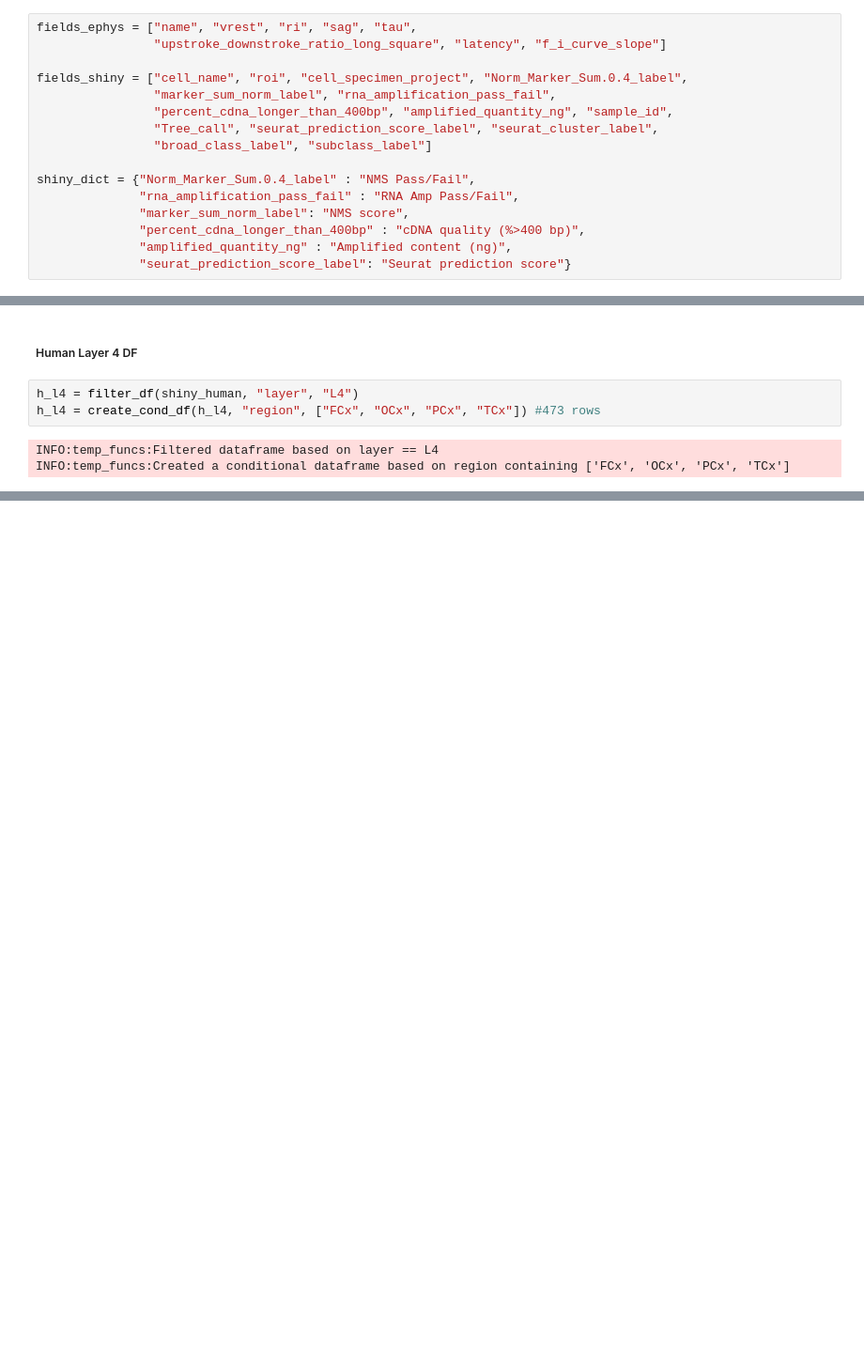
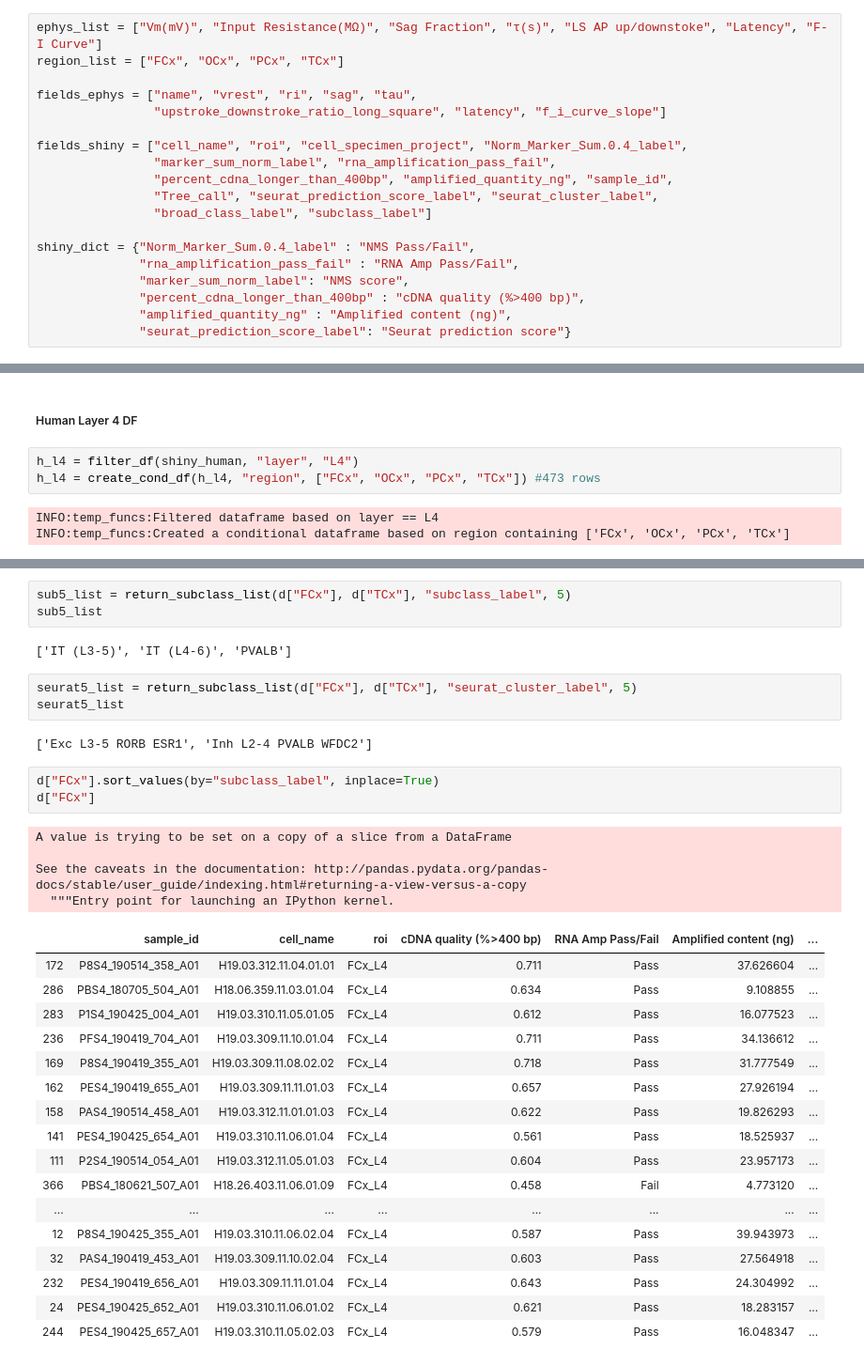
Before and after one commit to ramr24/Personal, a Jupyter notebook: human_l4_project/human_l4_ephys.ipynb, the cells around one changed output, grey strips where cells are left out. Shown at 94% size. Saved outputs shown, nothing was run; the diff lists cells and outputs as text; blank space fills up the shorter version.

```diff
--- a/human_l4_project/human_l4_ephys.ipynb
+++ b/human_l4_project/human_l4_ephys.ipynb
@@ -24,6 +25,9 @@ plot_path = os.path.join(path, "plot/")
 path_shiny_human = os.path.join(csv_path, "current_shiny_human.csv")
 path_ephys = os.path.join(csv_path, "ephys_hIVSCC_MET.csv")
 # %%
+ephys_list = ["Vm(mV)", "Input Resistance(MΩ)", "Sag Fraction", "τ(s)", "LS AP up/downstoke", "Latency", "F-I Curve"]
+region_list = ["FCx", "OCx", "PCx", "TCx"]
+
 fields_ephys = ["name", "vrest", "ri", "sag", "tau",
                 "upstroke_downstroke_ratio_long_square", "latency", "f_i_curve_slope"]
 
@@ -369,0 +155,35 @@ NameError: name 's_colors' is not defined
+# %%
+sub5_list = return_subclass_list(d["FCx"], d["TCx"], "subclass_label", 5)
+sub5_list
+# %% [output]
+['IT (L3-5)', 'IT (L4-6)', 'PVALB']
+# %%
+seurat5_list = return_subclass_list(d["FCx"], d["TCx"], "seurat_cluster_label", 5)
+seurat5_list
+# %% [output]
+['Exc L3-5 RORB ESR1', 'Inh L2-4 PVALB WFDC2']
+# %%
+d["FCx"].sort_values(by="subclass_label", inplace=True)
+d["FCx"]
+# %% [output]
+A value is trying to be set on a copy of a slice from a DataFrame
+
+See the caveats in the documentation: http://pandas.pydata.org/pandas-docs/stable/user_guide/indexing.html#returning-a-view-versus-a-copy
+  """Entry point for launching an IPython kernel.
+|  | sample_id | cell_name | roi | cDNA quality (%>400 bp) | RNA Amp Pass/Fail | Amplified content (ng) | ... |
+| 172 | P8S4_190514_358_A01 | H19.03.312.11.04.01.01 | FCx_L4 | 0.711 | Pass | 37.626604 | ... |
+| 286 | PBS4_180705_504_A01 | H18.06.359.11.03.01.04 | FCx_L4 | 0.634 | Pass | 9.108855 | ... |
+| 283 | P1S4_190425_004_A01 | H19.03.310.11.05.01.05 | FCx_L4 | 0.612 | Pass | 16.077523 | ... |
+| 236 | PFS4_190419_704_A01 | H19.03.309.11.10.01.04 | FCx_L4 | 0.711 | Pass | 34.136612 | ... |
+| 169 | P8S4_190419_355_A01 | H19.03.309.11.08.02.02 | FCx_L4 | 0.718 | Pass | 31.777549 | ... |
+| 162 | PES4_190419_655_A01 | H19.03.309.11.11.01.03 | FCx_L4 | 0.657 | Pass | 27.926194 | ... |
+| 158 | PAS4_190514_458_A01 | H19.03.312.11.01.01.03 | FCx_L4 | 0.622 | Pass | 19.826293 | ... |
+| 141 | PES4_190425_654_A01 | H19.03.310.11.06.01.04 | FCx_L4 | 0.561 | Pass | 18.525937 | ... |
+| 111 | P2S4_190514_054_A01 | H19.03.312.11.05.01.03 | FCx_L4 | 0.604 | Pass | 23.957173 | ... |
+| 366 | PBS4_180621_507_A01 | H18.26.403.11.06.01.09 | FCx_L4 | 0.458 | Fail | 4.773120 | ... |
+| ... | ... | ... | ... | ... | ... | ... | ... |
+| 12 | P8S4_190425_355_A01 | H19.03.310.11.06.02.04 | FCx_L4 | 0.587 | Pass | 39.943973 | ... |
+| 32 | PAS4_190419_453_A01 | H19.03.309.11.10.02.04 | FCx_L4 | 0.603 | Pass | 27.564918 | ... |
+| 232 | PES4_190419_656_A01 | H19.03.309.11.11.01.04 | FCx_L4 | 0.643 | Pass | 24.304992 | ... |
+| 24 | PES4_190425_652_A01 | H19.03.310.11.06.01.02 | FCx_L4 | 0.621 | Pass | 18.283157 | ... |
+| 244 | PES4_190425_657_A01 | H19.03.310.11.05.02.03 | FCx_L4 | 0.579 | Pass | 16.048347 | ... |
```
Also changed, not shown: parts of 30 cells of this notebook, 3 other files.
